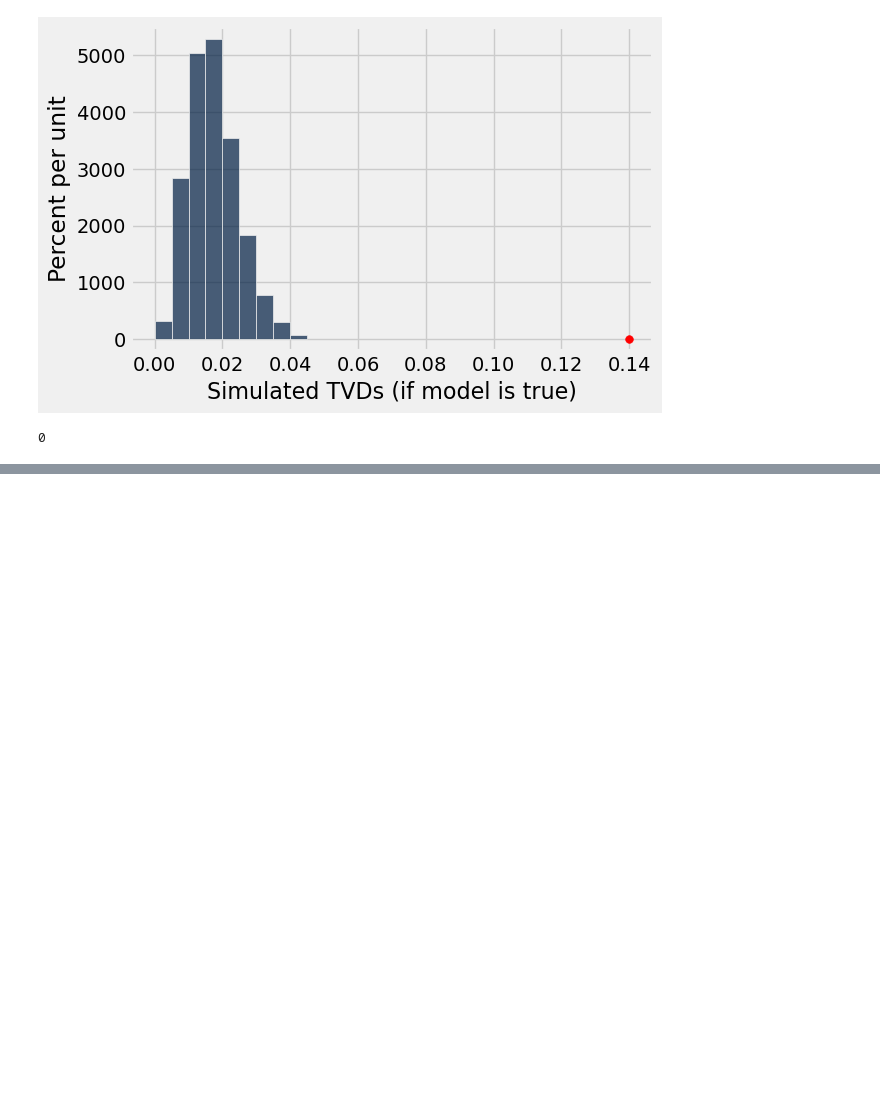
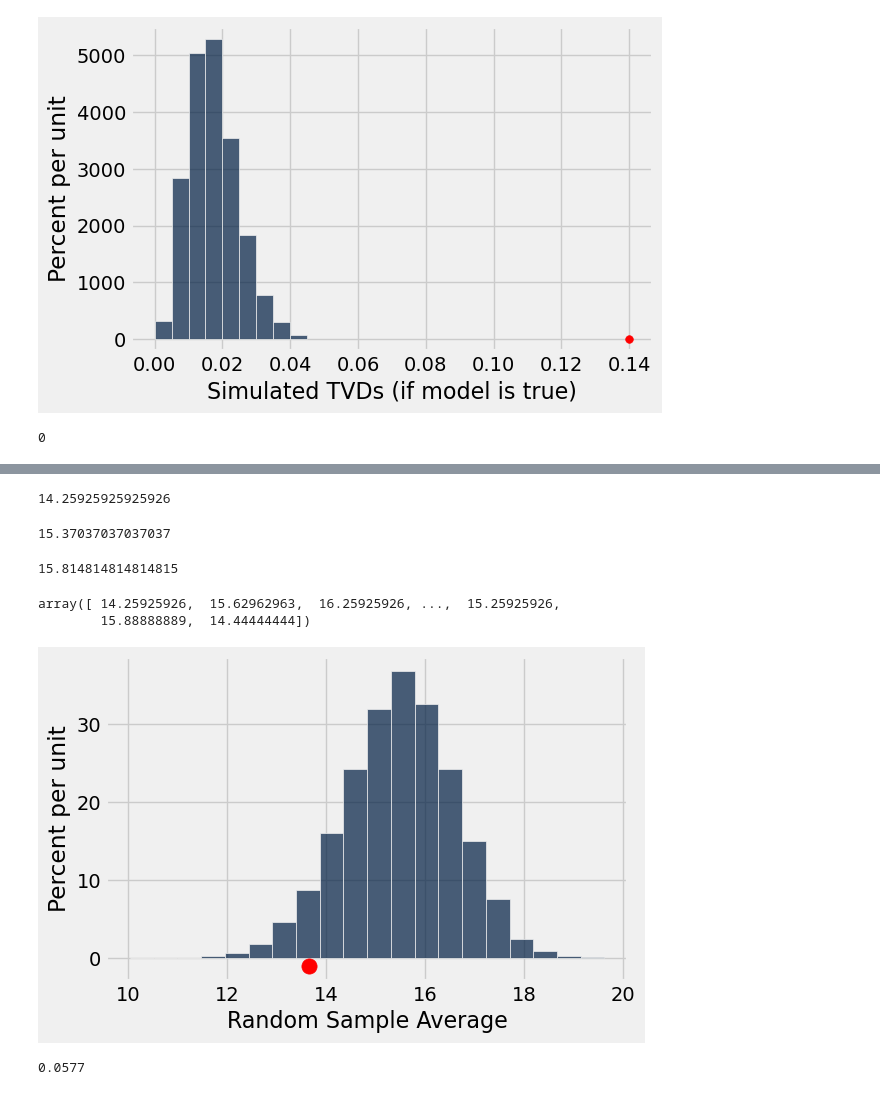
Before and after one commit to lawtonsclass/f25-code-from-class, a Jupyter notebook: data8/ch11.ipynb, the cells around one changed output, grey strips where cells are left out. Drawn from its saved outputs; the diff is of its cells as text; code cells hidden in the pictures; blank space fills up the shorter version.

```diff
--- a/data8/ch11.ipynb
+++ b/data8/ch11.ipynb
@@ -186,0 +287,3 @@ np.count_nonzero(tvds >= 0.14)
+# %%
+scores = Table.read_table('data/scores_by_section.csv')
+scores
@@ -186,0 +336,3 @@ np.count_nonzero(tvds >= 0.14)
+# %%
+section_3_average = scores.group('Section', np.average).column('Midterm average').item(2)
+section_3_size = scores.group('Section').column('count').item(2)
@@ -186,0 +358,36 @@ np.count_nonzero(tvds >= 0.14)
+# %%
+np.average(random_section.column('Midterm'))
+# %% [output]
+14.25925925925926
+# %%
+np.average(scores.sample(section_3_size, with_replacement=False).column('Midterm'))
+# %% [output]
+15.37037037037037
+# %%
+def one_simulated_average():
+    return np.average(scores.sample(section_3_size, with_replacement=False).column('Midterm'))
+
+one_simulated_average()
+# %% [output]
+15.814814814814815
+# %%
+# Crushed ICE: simulate 10,000 averages into an array called sample_averages
+simulations = 10000
+sample_averages = make_array()
+for i in np.arange(simulations):
+    sample_averages = np.append(sample_averages, one_simulated_average())
+# %%
+sample_averages
+# %% [output]
+array([ 14.25925926,  15.62962963,  16.25925926, ...,  15.25925926,
+        15.88888889,  14.44444444])
+# %%
+averages_tbl = Table().with_column('Random Sample Average', sample_averages)
+averages_tbl.hist(bins=20)
+plt.scatter(section_3_average, -0.01, color='red', s=120);
+# %% [output]
+[figure, added]
+# %%
+np.count_nonzero(sample_averages <= section_3_average) / simulations
+# %% [output]
+0.0577
```
Also changed, not shown: parts of 23 cells of this notebook.
